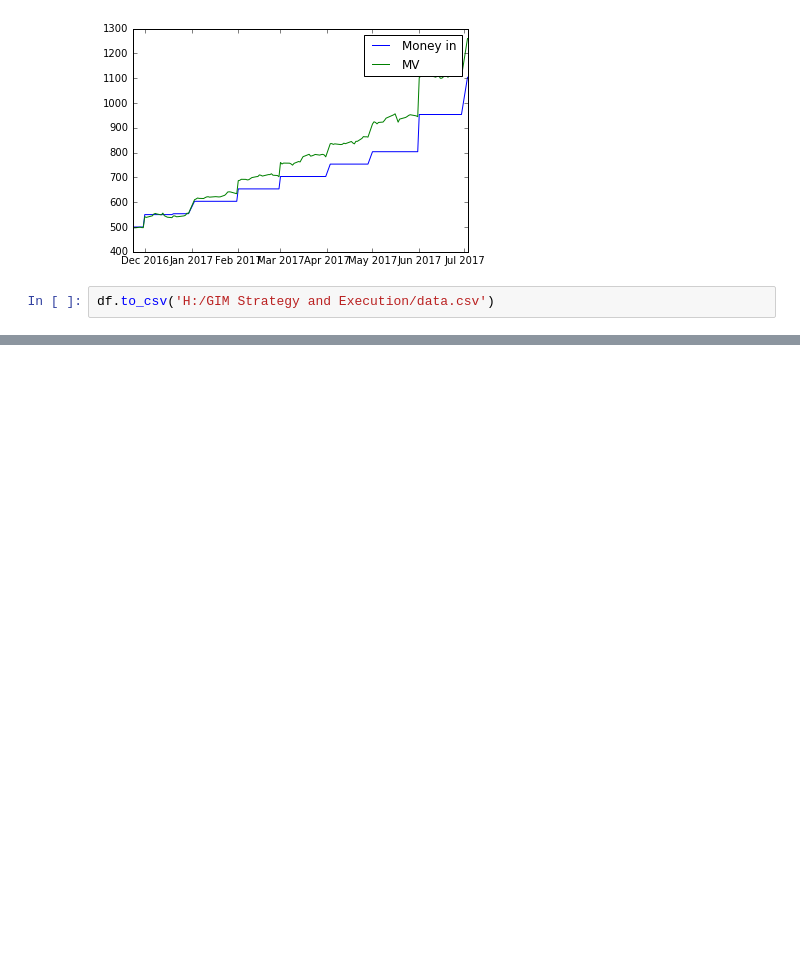
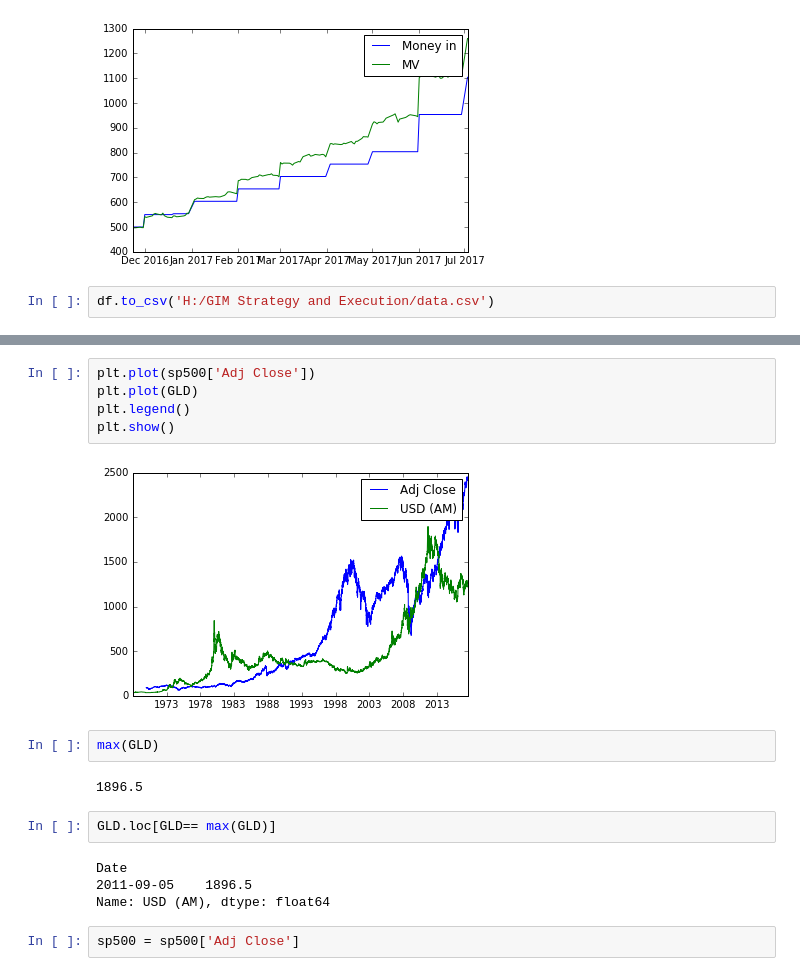
Before and after one commit to jonnance/Returns, a Jupyter notebook: Funds Analysis.ipynb, the cells around one changed output, grey strips where cells are left out. Drawn from its saved outputs; the diff is of its cells as text; blank space fills up the shorter version.

```diff
--- a/Funds Analysis.ipynb
+++ b/Funds Analysis.ipynb
@@ -93,0 +206,19 @@ df.to_csv('H:/GIM Strategy and Execution/data.csv')
+# %%
+plt.plot(sp500['Adj Close'])
+plt.plot(GLD)
+plt.legend()
+plt.show()
+# %% [output]
+[figure, added]
+# %%
+max(GLD)
+# %% [output]
+1896.5
+# %%
+GLD.loc[GLD== max(GLD)]
+# %% [output]
+Date
+2011-09-05    1896.5
+Name: USD (AM), dtype: float64
+# %%
+sp500 = sp500['Adj Close']
```
Also changed, not shown: parts of 29 cells of this notebook.
